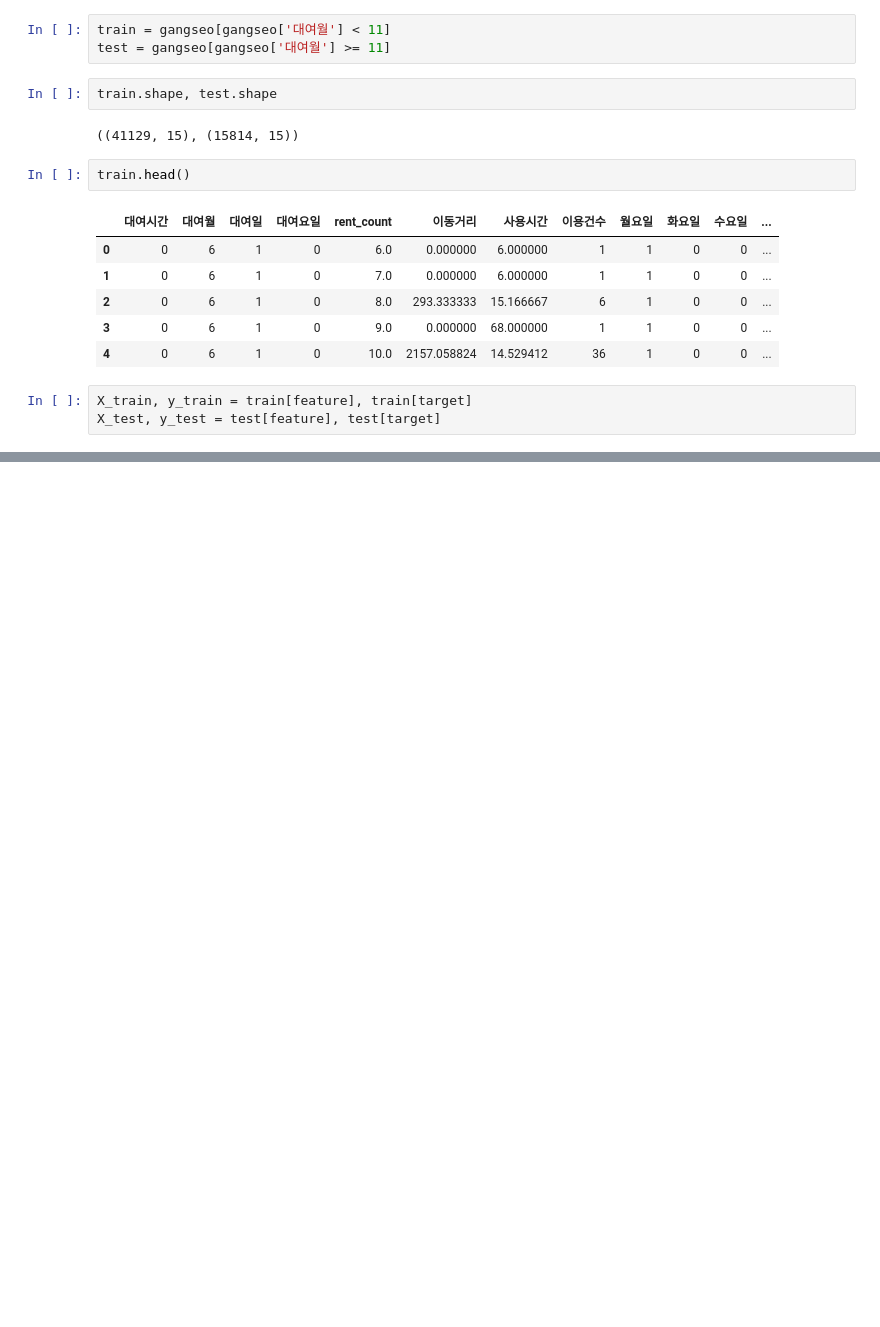
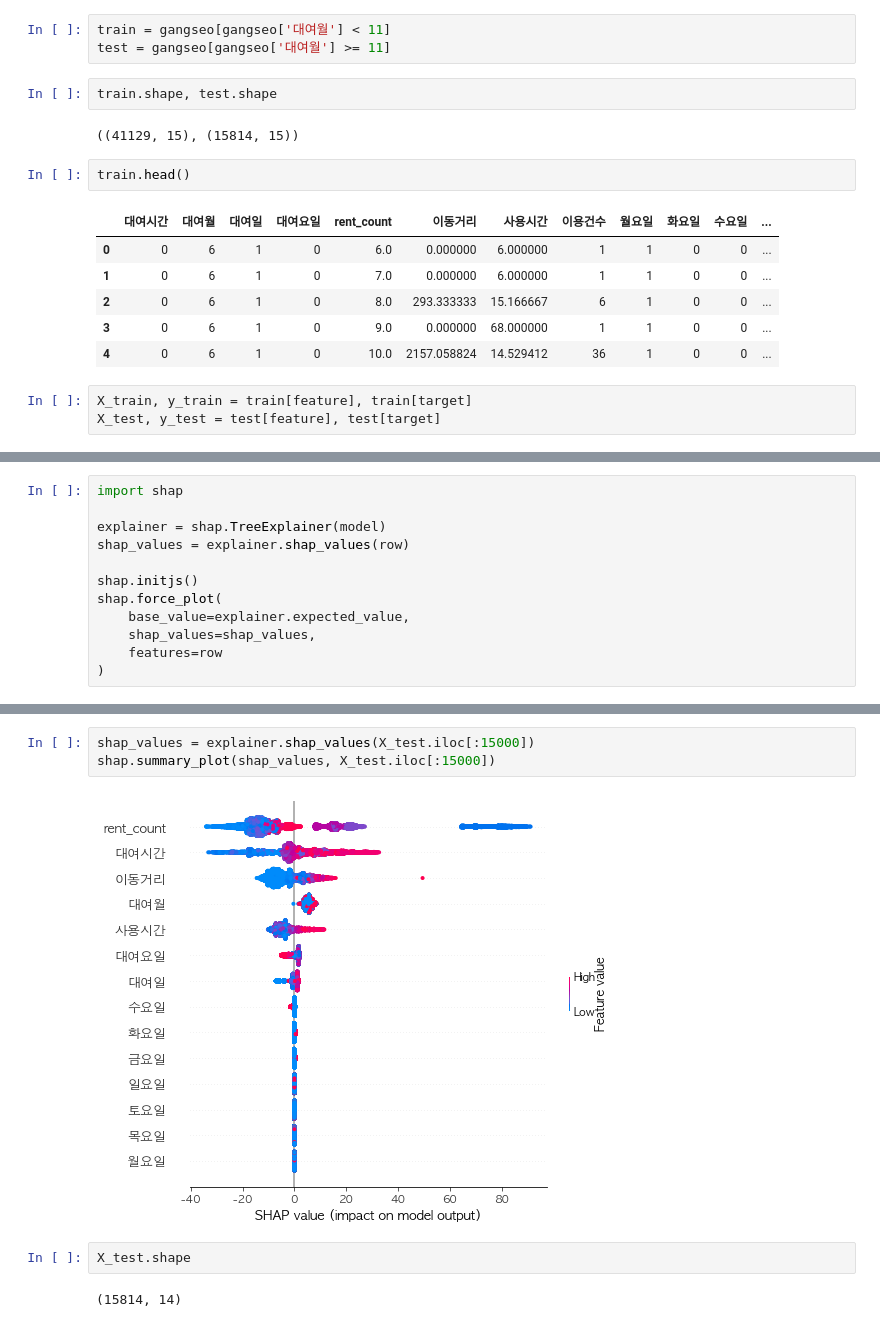
Before and after one commit to Markers/SC2_project, a Jupyter notebook: Src/time_rent.ipynb, the cells around one changed output, grey strips where cells are left out. Cells and saved outputs as stored; diff of their text form; blank space fills up the shorter version.

```diff
--- a/Src/time_rent.ipynb
+++ b/Src/time_rent.ipynb
@@ -886,0 +1067,12 @@ for model_name, model in models:
+# %%
+import shap
+
+explainer = shap.TreeExplainer(model)
+shap_values = explainer.shap_values(row)
+
+shap.initjs()
+shap.force_plot(
+    base_value=explainer.expected_value,
+    shap_values=shap_values,
+    features=row
+)
@@ -886,0 +1082,9 @@ for model_name, model in models:
+# %%
+shap_values = explainer.shap_values(X_test.iloc[:15000])
+shap.summary_plot(shap_values, X_test.iloc[:15000])
+# %% [output]
+[figure, added]
+# %%
+X_test.shape
+# %% [output]
+(15814, 14)
```
Also changed, not shown: parts of 19 cells of this notebook.
